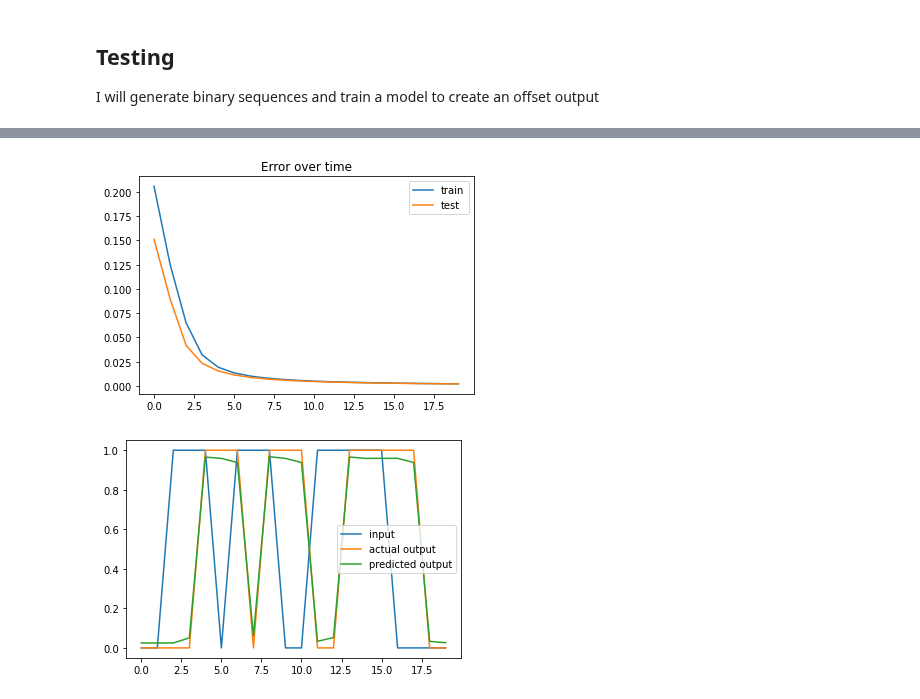
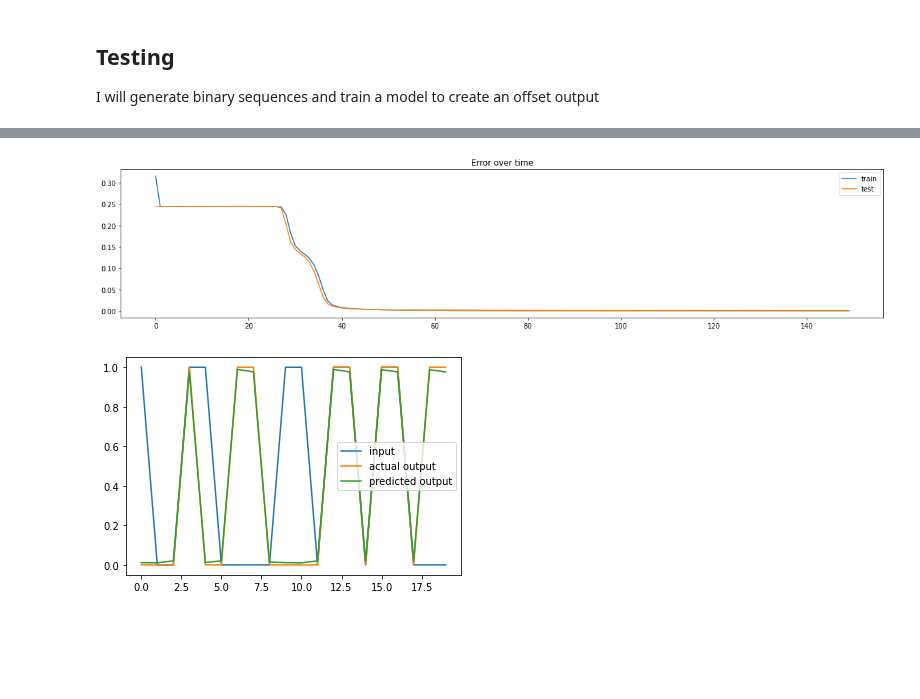
Before and after one commit to CahidArda/data-science-intenship-study, a Jupyter notebook: notebooks/rnn/rnn.ipynb, the cells around one changed output, grey strips where cells are left out. Saved outputs shown, nothing was run; the diff lists cells and outputs as text; code cells hidden in the pictures; blank space fills up the shorter version.

Commit message:
Train model for shift=3

```diff
--- a/notebooks/rnn/rnn.ipynb
+++ b/notebooks/rnn/rnn.ipynb
@@ -98,10 +98,10 @@ def training_loop(model, x, y, epochs, learning_rate, print_every = 1, split=0.2
 SEQUENCE_LENGHT = 20
 BATCH_SIZE = 100
 N_BATCHES = 20
-N_EPOCH = 20
+N_EPOCH = 150
 
-SHIFT_BY = 2
-N_STATES = 2
+SHIFT_BY = 3
+N_STATES = 3
 
 X = np.random.choice([0,1], (N_BATCHES, BATCH_SIZE, SEQUENCE_LENGHT), p=[0.5,0.5])
 X[:, :, -SHIFT_BY:] = 0
@@ -113,5 +113,5 @@ y = tf.constant(y, dtype = tf.dtypes.float64)
 
 rnn = RNN(N_STATES, BATCH_SIZE)
 # %%
-train_errors, test_errors = training_loop(rnn, X, y, N_EPOCH, 0.5, 2)
+train_errors, test_errors = training_loop(rnn, X, y, N_EPOCH, 0.5, 10)
 # %% [output]
@@ -129,11 +134,12 @@ Epoch 19: train loss=0.00221, test loss=0.00212
 # %%
+plt.figure(figsize=(20,4))
 plt.plot(train_errors, label = 'train')
 plt.plot(test_errors, label = 'test')
 plt.legend()
 plt.title("Error over time")
 plt.show()
 # %% [output]
-[figure, old version]
+[figure, new version]
 # %%
 def plot_data(x, y, batch_index, sequence_index, model = None):
     # plot x to 0.25,
@@ -157,4 +163,4 @@ def plot_data(x, y, batch_index, sequence_index, model = None):
 # %%
 plot_data(X, y, 0, 20, rnn)
 # %% [output]
-[figure, old version]
+[figure, new version]
```
Also changed, not shown: parts of 1 cell of this notebook.
